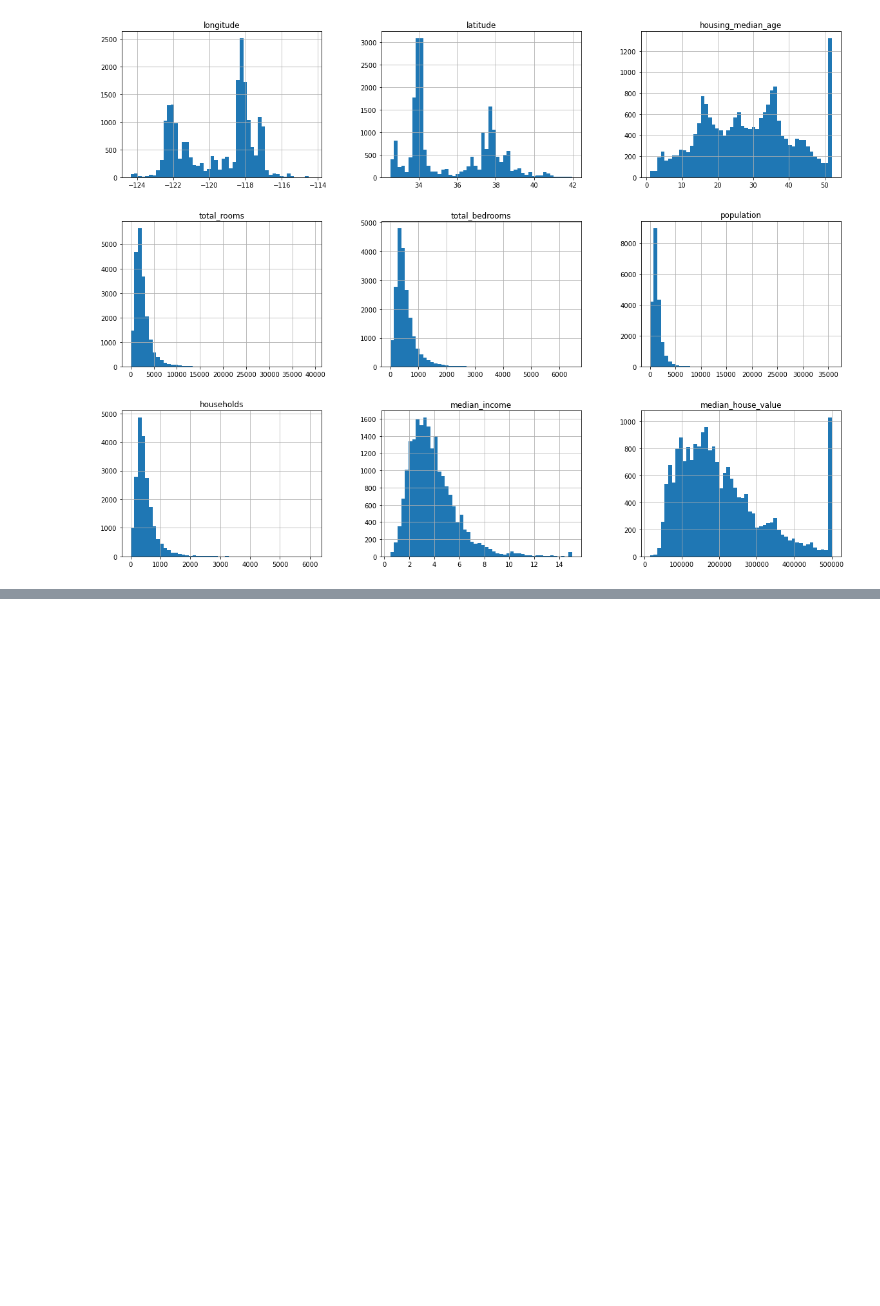
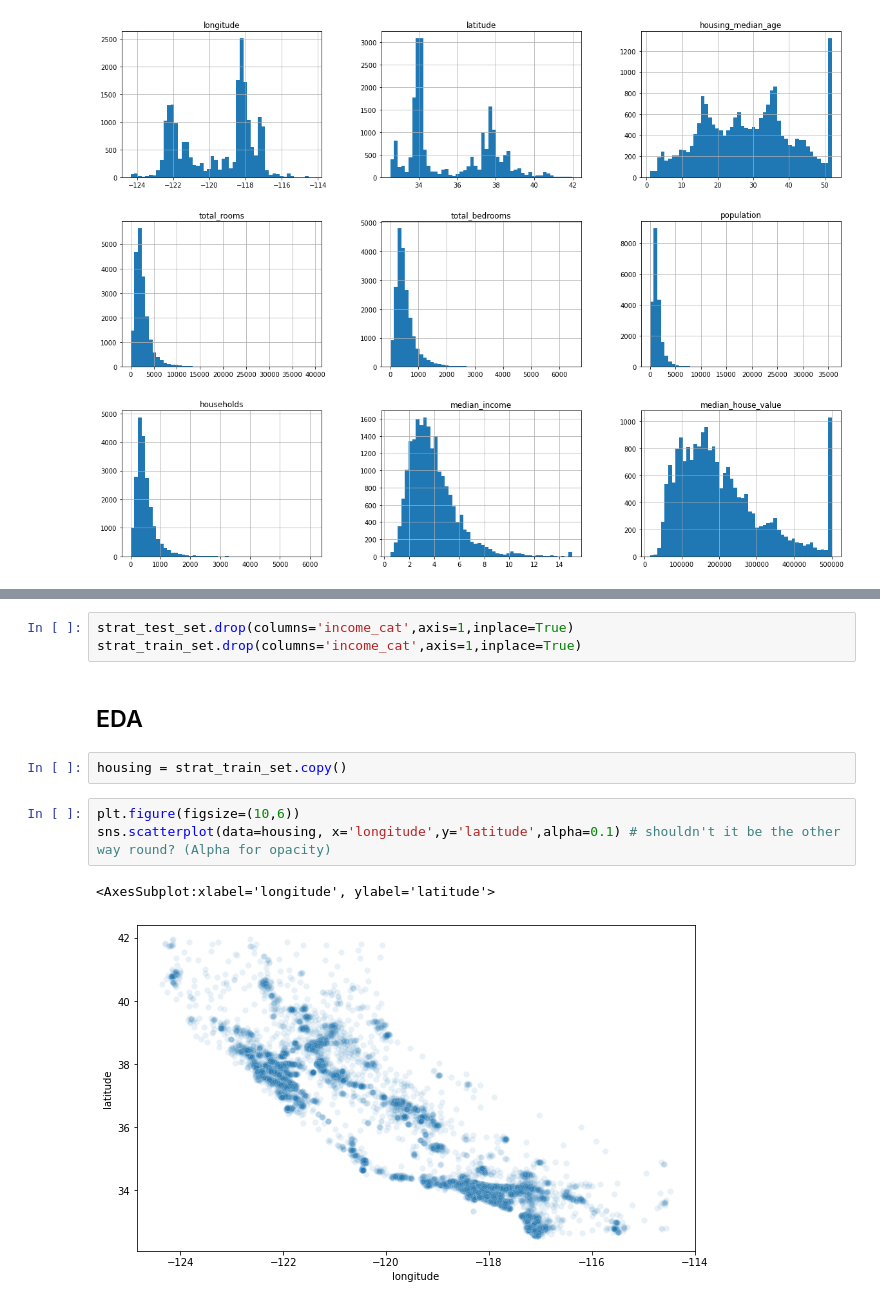
Before and after one commit to kdesh96/Hands-on-ML2, a Jupyter notebook: Ch2 End to End ML Project.ipynb, the cells around one changed output, grey strips where cells are left out. Cells and saved outputs as stored; diff of their text form; blank space fills up the shorter version.

```diff
--- a/Ch2 End to End ML Project.ipynb
+++ b/Ch2 End to End ML Project.ipynb
@@ -88,0 +117,13 @@ array([[<AxesSubplot:title={'center':'longitude'}>,
+# %%
+strat_test_set.drop(columns='income_cat',axis=1,inplace=True)
+strat_train_set.drop(columns='income_cat',axis=1,inplace=True)
+# %% [markdown]
+## EDA
+# %%
+housing = strat_train_set.copy()
+# %%
+plt.figure(figsize=(10,6))
+sns.scatterplot(data=housing, x='longitude',y='latitude',alpha=0.1) # shouldn't it be the other way round? (Alpha for opacity)
+# %% [output]
+<AxesSubplot:xlabel='longitude', ylabel='latitude'>
+[figure, added]
```
Also changed, not shown: parts of 16 cells of this notebook.
